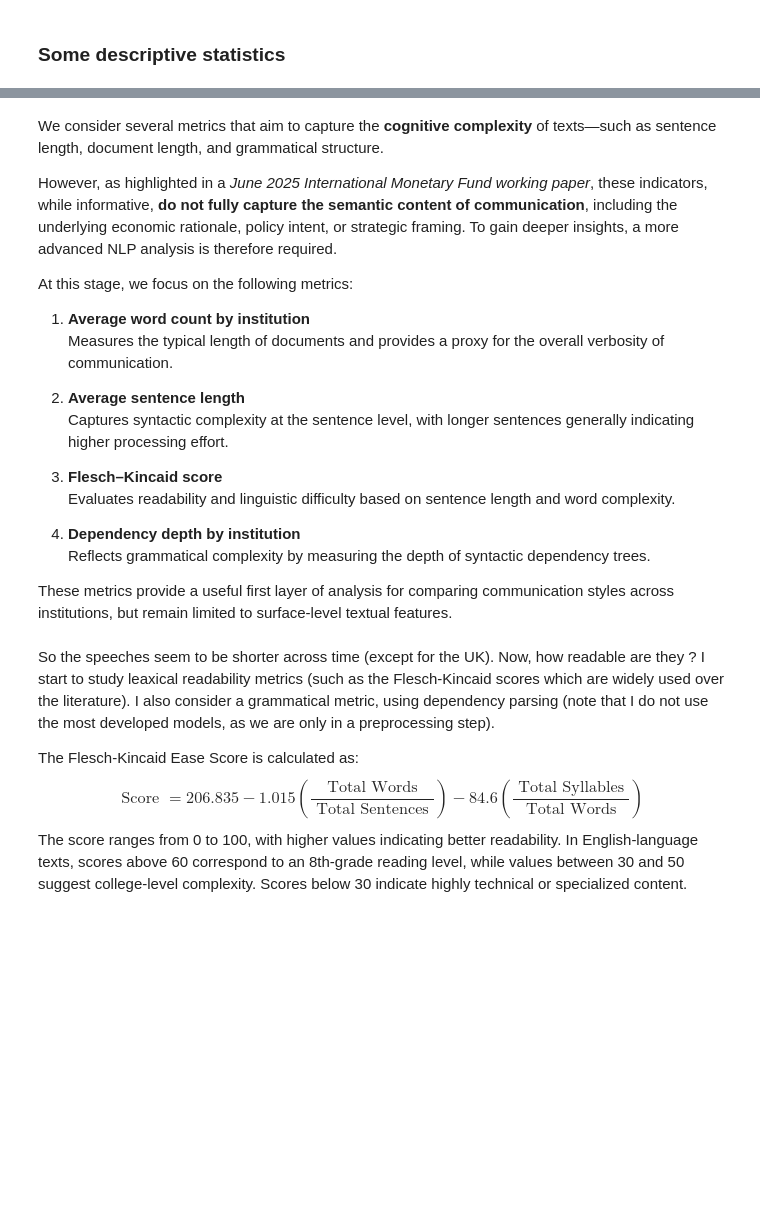
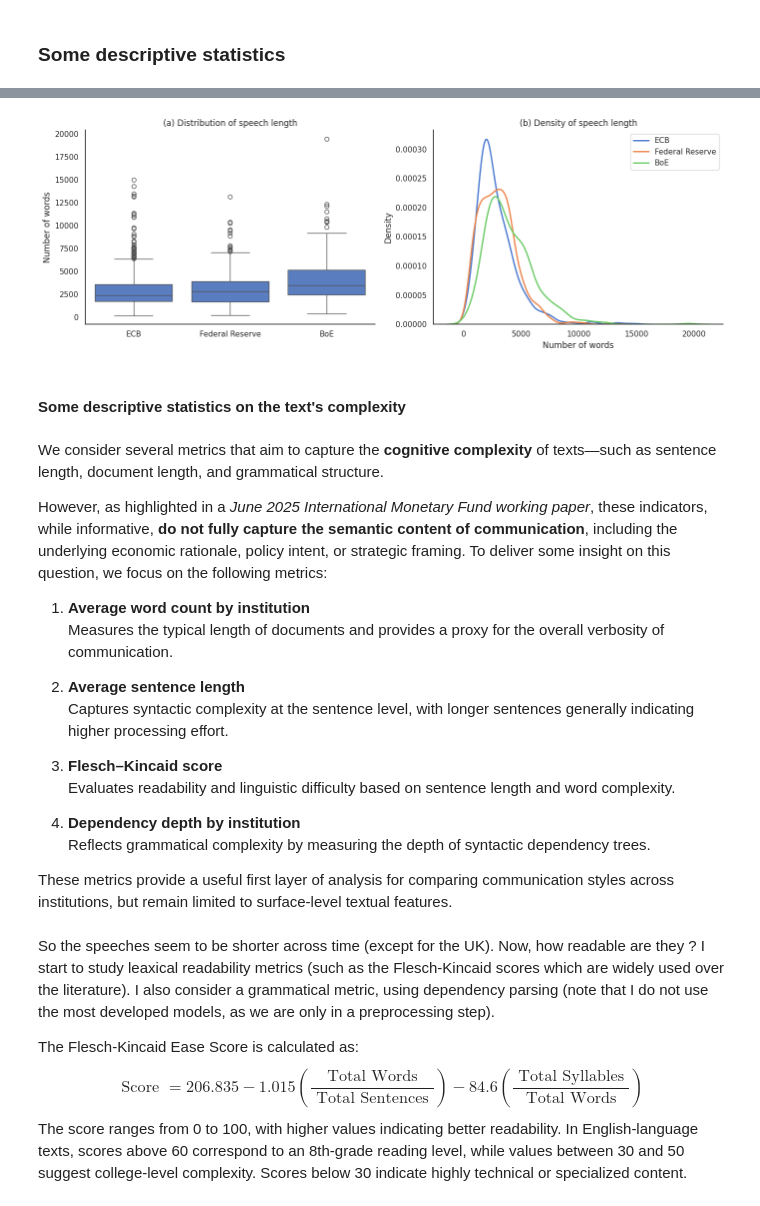
Before and after one commit to lelkamel/nlp_central_banks, a Jupyter notebook: lyna_work/preprocessing.ipynb, the cells around one changed output, grey strips where cells are left out. Drawn from its saved outputs; the diff is of its cells as text; code cells hidden in the pictures; blank space fills up the shorter version.

```diff
--- a/lyna_work/preprocessing.ipynb
+++ b/lyna_work/preprocessing.ipynb
@@ -282,9 +434,52 @@ plt.show()
+# %%
+sns.set_theme(style="white", palette="muted")
+
+fig, axes = plt.subplots(1, 2, figsize=(14, 5))
+
+# Raccourcir les noms
+df_filtered['CB_short'] = df_filtered['CentralBank'].replace({
+    'Board of Governors of the Federal Reserve': 'Federal Reserve',
+    'European Central Bank': 'ECB',
+    'Bank of England': 'BoE'
+})
+
+# ── (a) Boxplot ────────────────────────────────────────────
+sns.boxplot(
+    data=df_filtered,
+    x='CB_short', y='n_words',
+    ax=axes[0],
+    order=['ECB', 'Federal Reserve', 'BoE']
+)
+axes[0].set_title("(a) Distribution of speech length")
+axes[0].set_xlabel("")
+axes[0].set_ylabel("Number of words")
+
+# ── (b) KDE ────────────────────────────────────────────────
+for bank in ['ECB', 'Federal Reserve', 'BoE']:
+    subset = df_filtered[df_filtered['CB_short'] == bank]['n_words']
+    sns.kdeplot(subset, ax=axes[1], label=bank, linewidth=2)
+
+axes[1].set_title("(b) Density of speech length")
+axes[1].set_xlabel("Number of words")
+axes[1].set_ylabel("Density")
+axes[1].legend(title="")
+
+for ax in axes:
+    sns.despine(ax=ax)
+
+#plt.suptitle("Speech length by central bank — Governors & Deputy Governors, 2001–2023",
+#             fontsize=11, y=1.02)
+plt.tight_layout()
+plt.show()
+# %% [output]
+[figure, added]
+# %% [markdown]
+#### Some descriptive statistics on the text's complexity
 # %% [markdown]
 We consider several metrics that aim to capture the **cognitive complexity** of texts—such as sentence length, document length, and grammatical structure.
 
-However, as highlighted in a *June 2025 International Monetary Fund working paper*, these indicators, while informative, **do not fully capture the semantic content of communication**, including the underlying economic rationale, policy intent, or strategic framing. To gain deeper insights, a more advanced NLP analysis is therefore required.
-
-At this stage, we focus on the following metrics:
+However, as highlighted in a *June 2025 International Monetary Fund working paper*, these indicators, while informative, **do not fully capture the semantic content of communication**, including the underlying economic rationale, policy intent, or strategic framing.
+To deliver some insight on this question, we focus on the following metrics:
 
 1. **Average word count by institution**
    Measures the typical length of documents and provides a proxy for the overall verbosity of communication.
```
Also changed, not shown: parts of 32 cells of this notebook, 1 other file.
